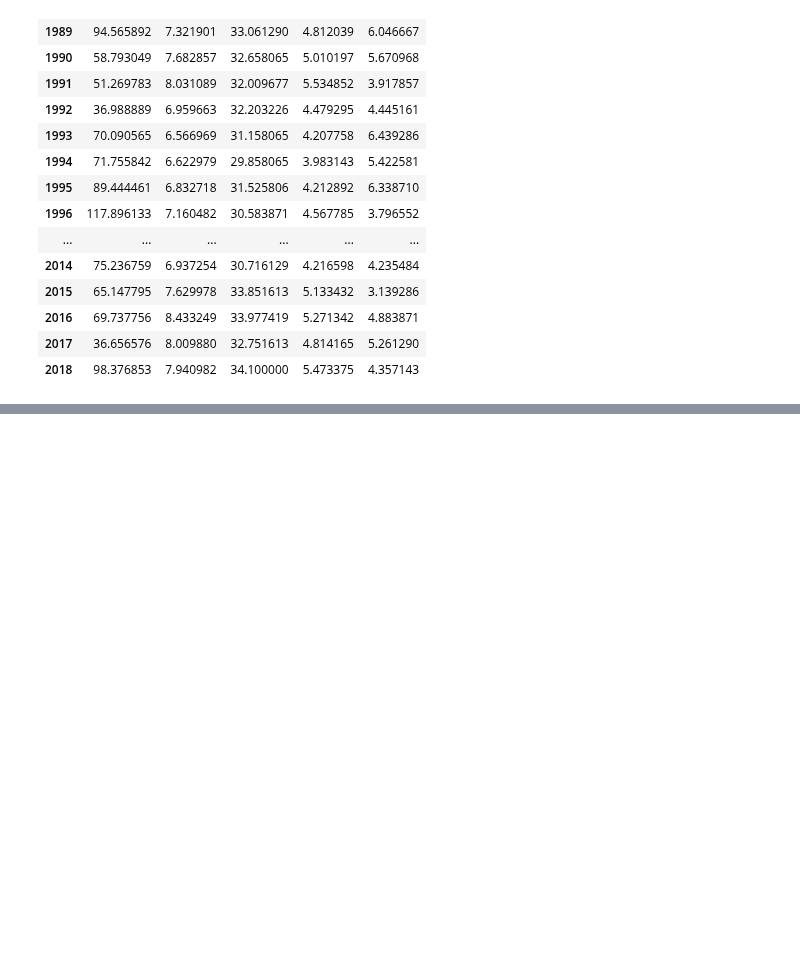
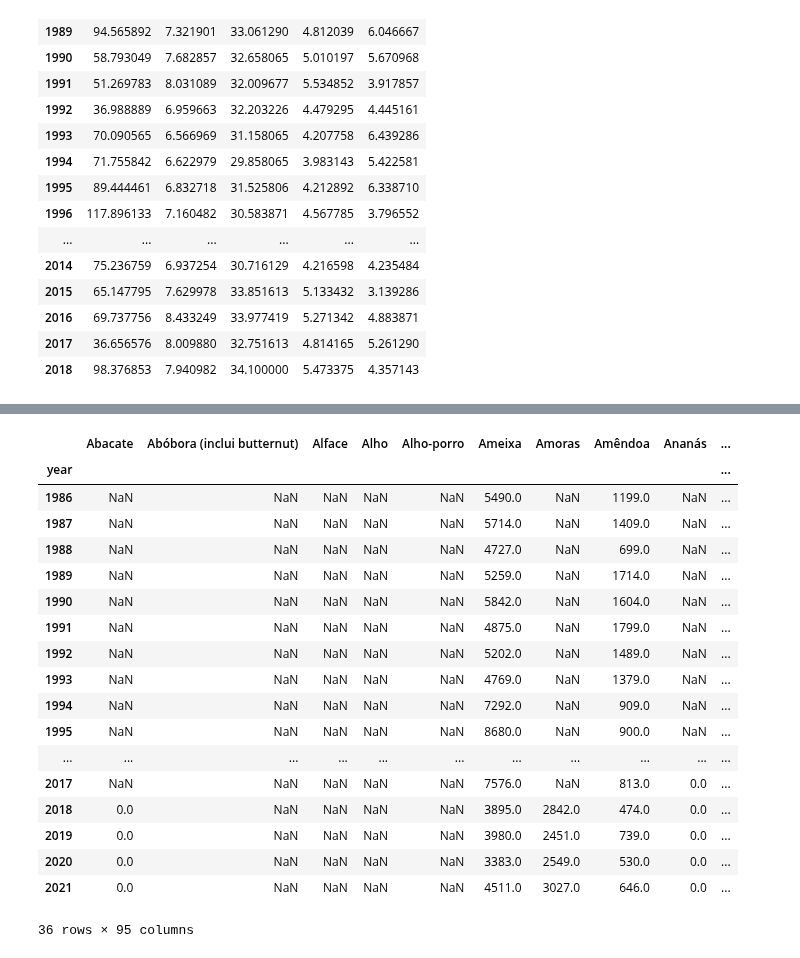
Before and after one commit to JoaoAnt42/FAA_TitanicSpace, a Jupyter notebook: FCD.ipynb, the cells around one changed output, grey strips where cells are left out. Cells and saved outputs as stored; diff of their text form; code cells hidden in the pictures; blank space fills up the shorter version.

```diff
--- a/FCD.ipynb
+++ b/FCD.ipynb
@@ -482,2 +499,26 @@ meteo_region
+# %%
+data_region = data.xs("11")
+# %%
+data_region
+# %% [output]
+|  | Abacate | Abóbora (inclui butternut) | Alface | Alho | Alho-porro | Ameixa | Amoras | Amêndoa | Ananás | ... |
+| year |  |  |  |  |  |  |  |  |  | ... |
+| 1986 | NaN | NaN | NaN | NaN | NaN | 5490.0 | NaN | 1199.0 | NaN | ... |
+| 1987 | NaN | NaN | NaN | NaN | NaN | 5714.0 | NaN | 1409.0 | NaN | ... |
+| 1988 | NaN | NaN | NaN | NaN | NaN | 4727.0 | NaN | 699.0 | NaN | ... |
+| 1989 | NaN | NaN | NaN | NaN | NaN | 5259.0 | NaN | 1714.0 | NaN | ... |
+| 1990 | NaN | NaN | NaN | NaN | NaN | 5842.0 | NaN | 1604.0 | NaN | ... |
+| 1991 | NaN | NaN | NaN | NaN | NaN | 4875.0 | NaN | 1799.0 | NaN | ... |
+| 1992 | NaN | NaN | NaN | NaN | NaN | 5202.0 | NaN | 1489.0 | NaN | ... |
+| 1993 | NaN | NaN | NaN | NaN | NaN | 4769.0 | NaN | 1379.0 | NaN | ... |
+| 1994 | NaN | NaN | NaN | NaN | NaN | 7292.0 | NaN | 909.0 | NaN | ... |
+| 1995 | NaN | NaN | NaN | NaN | NaN | 8680.0 | NaN | 900.0 | NaN | ... |
+| ... | ... | ... | ... | ... | ... | ... | ... | ... | ... | ... |
+| 2017 | NaN | NaN | NaN | NaN | NaN | 7576.0 | NaN | 813.0 | 0.0 | ... |
+| 2018 | 0.0 | NaN | NaN | NaN | NaN | 3895.0 | 2842.0 | 474.0 | 0.0 | ... |
+| 2019 | 0.0 | NaN | NaN | NaN | NaN | 3980.0 | 2451.0 | 739.0 | 0.0 | ... |
+| 2020 | 0.0 | NaN | NaN | NaN | NaN | 3383.0 | 2549.0 | 530.0 | 0.0 | ... |
+| 2021 | 0.0 | NaN | NaN | NaN | NaN | 4511.0 | 3027.0 | 646.0 | 0.0 | ... |
+36 rows × 95 columns
 # %%
 meteo_region = meteo.xs(11)
```
Also changed, not shown: parts of 2 cells of this notebook, 25 other files.
